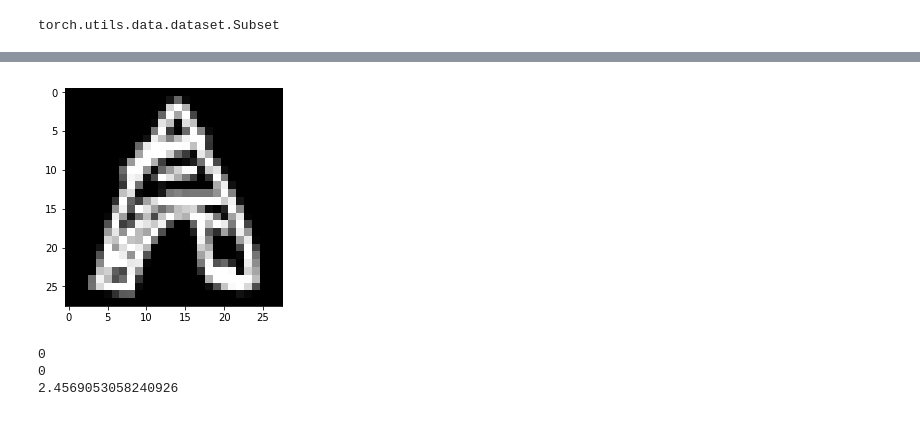
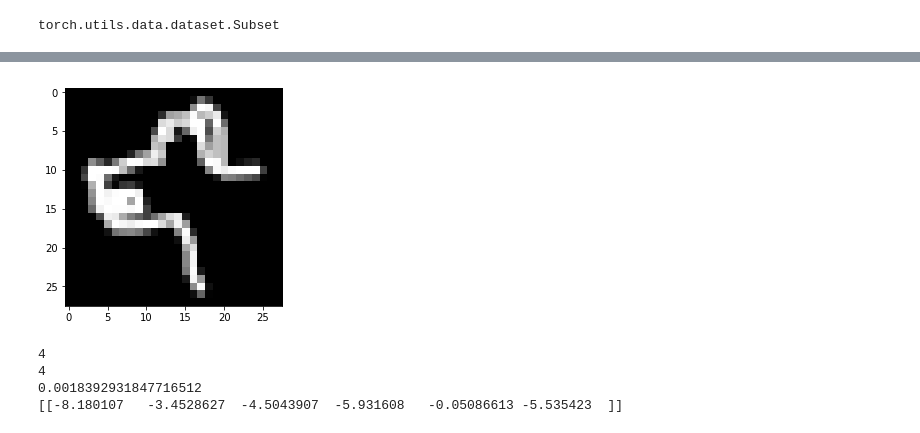
Before and after one commit to colinmsnow/ModSimPy, a Jupyter notebook: Facial_Blur.ipynb, the cells around one changed output, grey strips where cells are left out. Cells and saved outputs as stored; diff of their text form; code cells hidden in the pictures.

```diff
--- a/Facial_Blur.ipynb
+++ b/Facial_Blur.ipynb
@@ -217,31 +217,39 @@ class MyCNN(nn.Module):
     self.maxpool_output_size1 = int(num_kernels*(image_dims[1]/2) * (image_dims[2]/2))
     self.maxpool_output_size2 = int(num_kernels*(image_dims[1]/4) * (image_dims[2]/4)*2)
 
+    self.batchnorm1 = nn.BatchNorm2d(16)
+    self.batchnorm2 = nn.BatchNorm2d(32)
+
 
     fcl_size = 64
+    fcl_size2 = 32
     self.fc1 = nn.Linear(1568, fcl_size)
     self.activation_func = torch.nn.ReLU()
     # fc2_size = fcl_size
 
-    self.fc2 = nn.Linear(fcl_size, fcl_size)
+    self.fc2 = nn.Linear(fcl_size, fcl_size2)
     # self.fc7 = nn.Linear(fcl_size, fcl_size)
 
     self.activation_func = torch.nn.ReLU()
 
     fc3_size = len(classes)
     # fc3_size = 6
-    self.fc3 = nn.Linear(fcl_size, fc3_size)
+    self.fc3 = nn.Linear(fcl_size2, fc3_size)
 
   def forward(self, x):
     x = self.conv1(x)
 
     x = self.activation_func(x)
 
+    x = self.batchnorm1(x)
+
     x = self.pool1(x)
 
     x = self.conv2(x)
 
     x = self.activation_func(x)
+
+    x = self.batchnorm2(x)
 
     x = self.pool2(x)
 
@@ -256,9 +264,14 @@ class MyCNN(nn.Module):
     x = self.fc1(x)
 
     x = self.activation_func(x)
+
+    x = self.fc2(x)
+
+    x = self.activation_func(x)
     # x = self.fc2(x)
     # x = self.activation_func(x)
     x = self.fc3(x)
+    x = torch.nn.functional.log_softmax(x)
     # x = self.activation_func(x)
 
     # x = self.activation_func7(x)
@@ -431,18 +444,20 @@ Test accuracy is 0.8662009476369822
 # %%
 def examine_label(idx):
     image, label = test_set[idx]
     class_scores = net(Variable(image.unsqueeze(0)).to(device))
     prediction = np.argmax(class_scores.cpu().detach().numpy())
     confidence = class_scores.cpu().detach().numpy()
     plt.imshow(image.squeeze(), cmap='gray')
     plt.show()
     print(prediction)
     print(label)
     print(max(confidence[0])/sum(confidence[0]))
+    print(confidence)
 
-examine_label(11127)
+examine_label(11125)
 # %% [output]
-[figure, old version]
+[figure, new version]
-0
-0
-2.4569053058240926
+4
+4
+0.0018392931847716512
+[[-8.180107   -3.4528627  -4.5043907  -5.931608   -0.05086613 -5.535423  ]]
```
Also changed, not shown: parts of 4 cells of this notebook.
